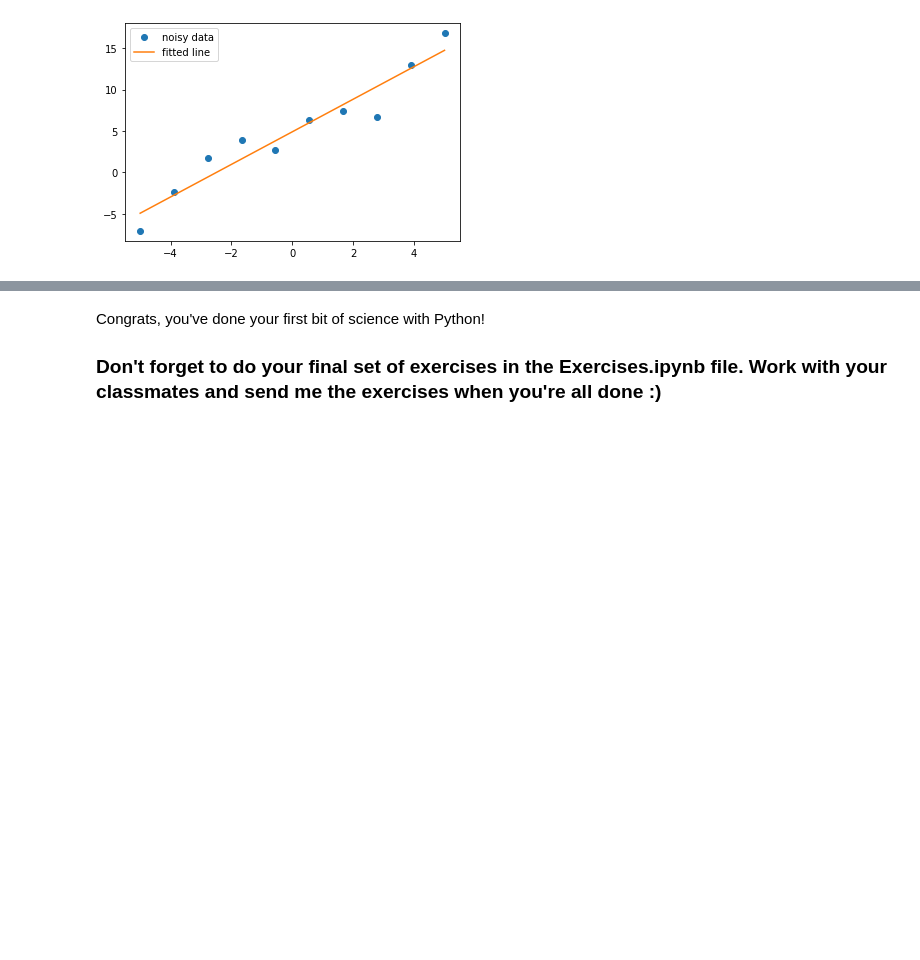
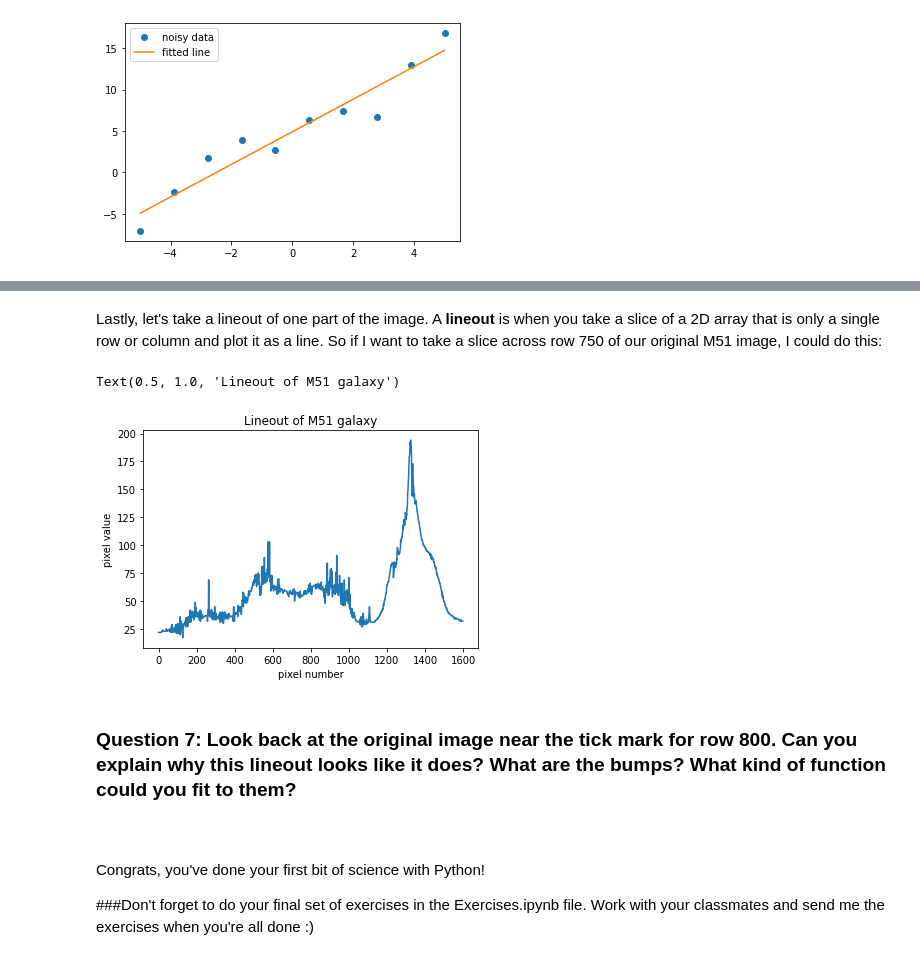
Before and after one commit to hrhasson/python-crash-course, a Jupyter notebook: Intro_to_Python/Day3.ipynb, the cells around one changed output, grey strips where cells are left out. Drawn from its saved outputs; the diff is of its cells as text; code cells hidden in the pictures; blank space fills up the shorter version.

```diff
--- a/Intro_to_Python/Day3.ipynb
+++ b/Intro_to_Python/Day3.ipynb
@@ -268,0 +279,14 @@ plt.show()
+# %% [markdown]
+Lastly, let's take a lineout of one part of the image. A **lineout** is when you take a slice of a 2D array that is only a single row or column and plot it as a line. So if I want to take a slice across row 750 of our original M51 image, I could do this:
+# %%
+lineout = img[749,:] #take slice at row 750
+
+plt.plot(lineout)
+plt.xlabel("pixel number")
+plt.ylabel("pixel value")
+plt.title("Lineout of M51 galaxy")
+# %% [output]
+Text(0.5, 1.0, 'Lineout of M51 galaxy')
+[figure, added]
+# %% [markdown]
+### Question 7: Look back at the original image near the tick mark for row 800. Can you explain why this lineout looks like it does? What are the bumps? What kind of function could you fit to them?
@@ -269,6 +296,7 @@ plt.show()
 # %% [markdown]
+&nbsp;
 
 Congrats, you've done your first bit of science with Python!
 
 
-### Don't forget to do your final set of exercises in the Exercises.ipynb file. Work with your classmates and send me the exercises when you're all done :)
+###Don't forget to do your final set of exercises in the Exercises.ipynb file. Work with your classmates and send me the exercises when you're all done :)
```
Also changed, not shown: parts of 43 cells of this notebook, 7 other files.
